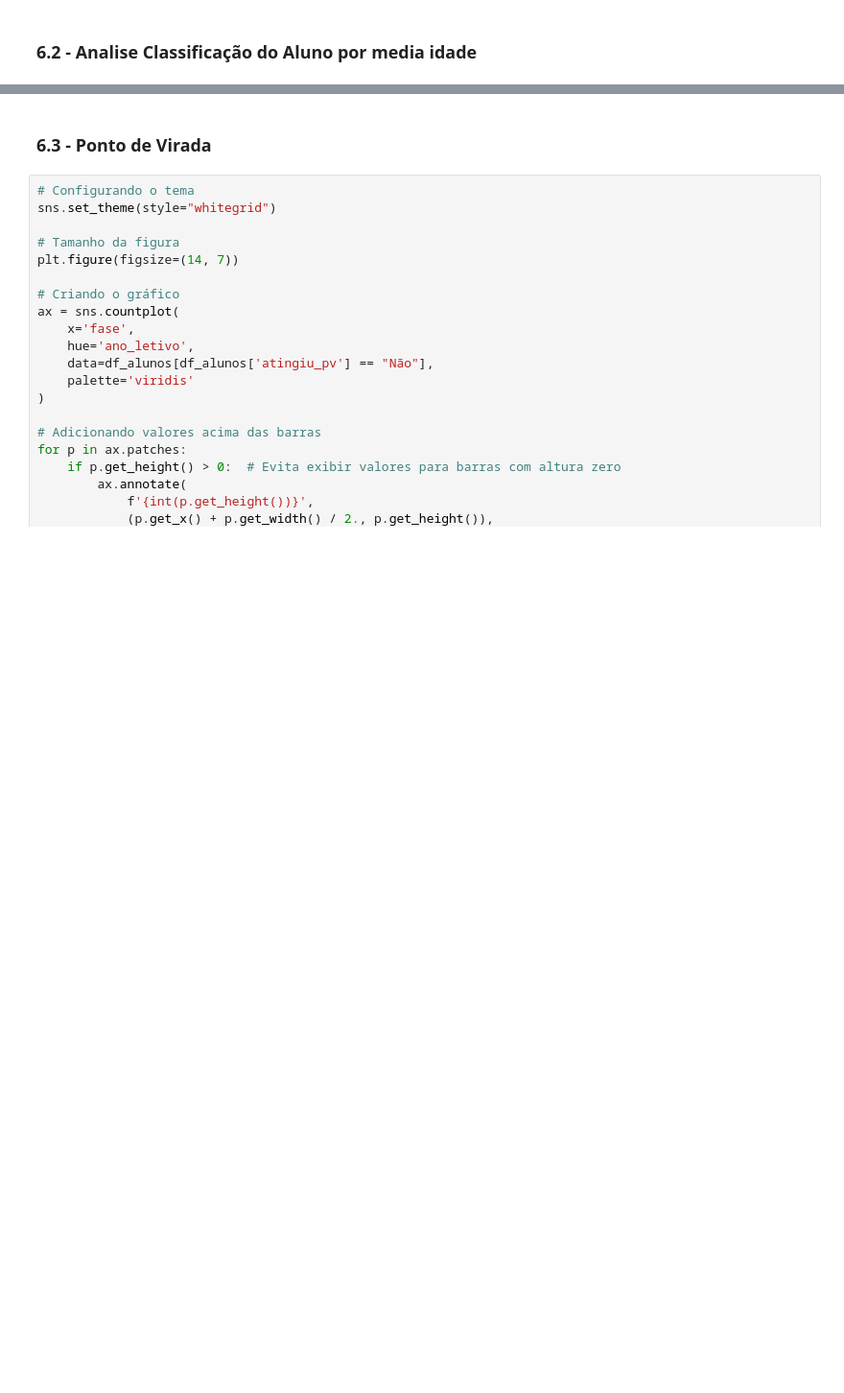
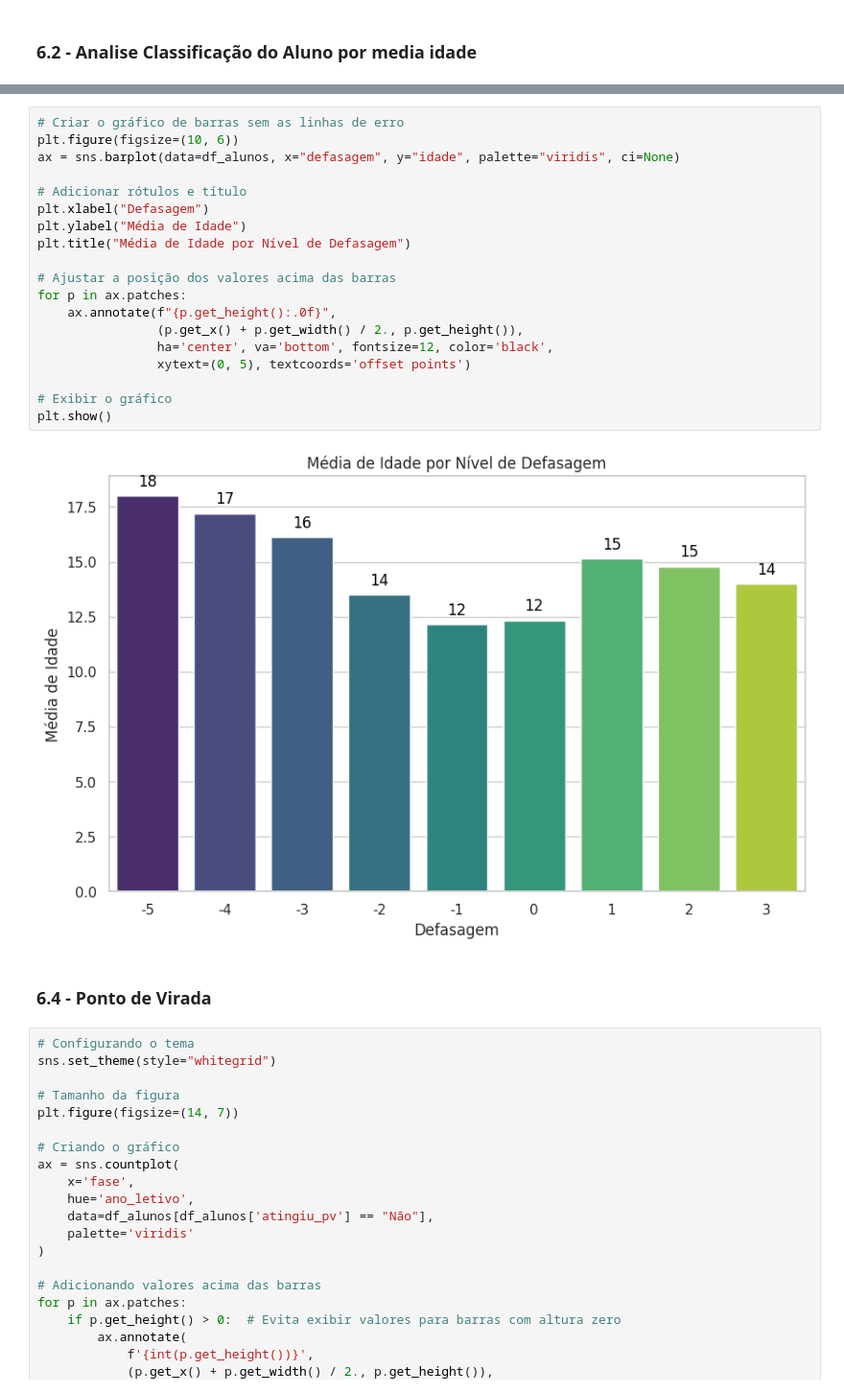
Before and after one commit to r-zambotti/Data_Analytics_Datathon_Grupo-60, a Jupyter notebook: Data_Analytics_Datathon_Grupo_60.ipynb, the cells around one changed output, grey strips where cells are left out. Shown at 96% size. Saved outputs shown, nothing was run; the diff lists cells and outputs as text; blank space fills up the shorter version.

```diff
--- a/Data_Analytics_Datathon_Grupo_60.ipynb
+++ b/Data_Analytics_Datathon_Grupo_60.ipynb
@@ -754,5 +779,26 @@ plt.show()
+# %%
+# Criar o gráfico de barras sem as linhas de erro
+plt.figure(figsize=(10, 6))
+ax = sns.barplot(data=df_alunos, x="defasagem", y="idade", palette="viridis", ci=None)
+
+# Adicionar rótulos e título
+plt.xlabel("Defasagem")
+plt.ylabel("Média de Idade")
+plt.title("Média de Idade por Nível de Defasagem")
+
+# Ajustar a posição dos valores acima das barras
+for p in ax.patches:
+    ax.annotate(f"{p.get_height():.0f}",
+                (p.get_x() + p.get_width() / 2., p.get_height()),
+                ha='center', va='bottom', fontsize=12, color='black',
+                xytext=(0, 5), textcoords='offset points')
+
+# Exibir o gráfico
+plt.show()
+# %% [output]
+[figure, added]
 # %% [markdown]
-### 6.3 - Ponto de Virada
+### 6.4 - Ponto de Virada
 # %%
 # Configurando o tema
 sns.set_theme(style="whitegrid")
```
Also changed, not shown: parts of 3 cells of this notebook.
